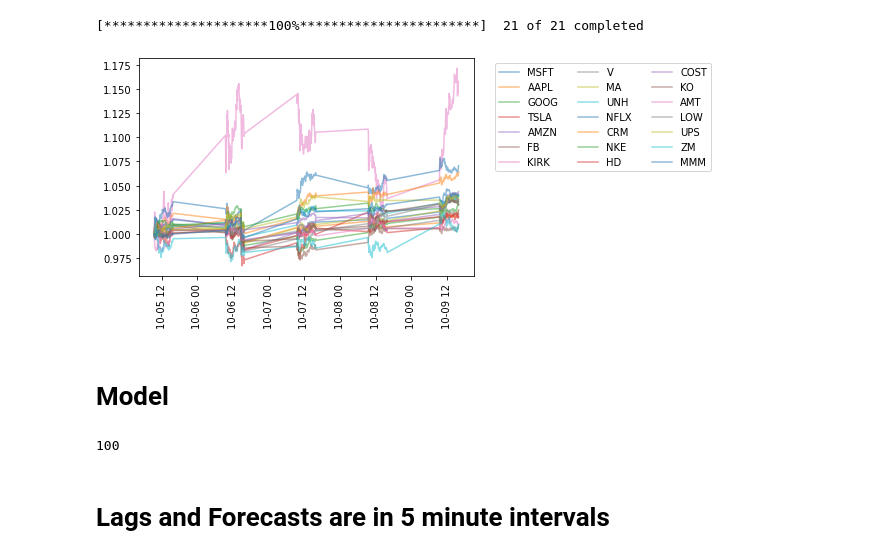
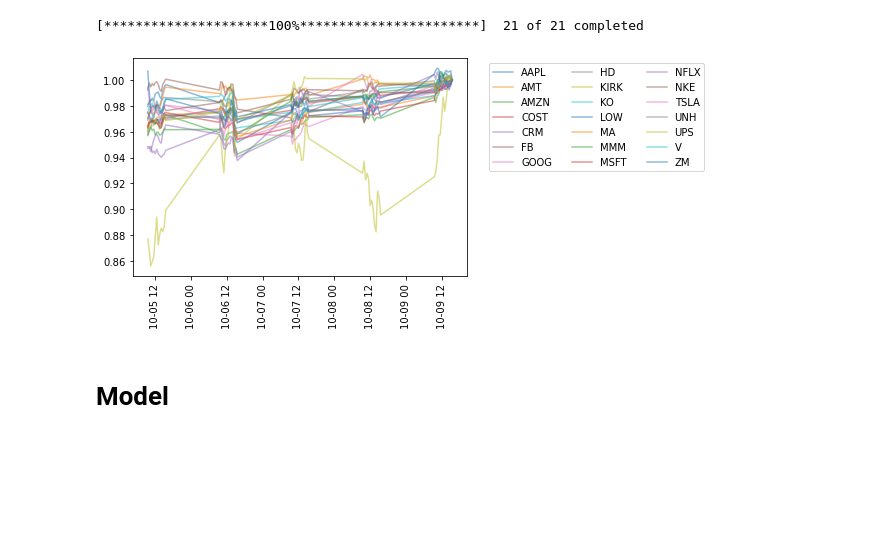
Before and after one commit to ehullander/StockPrice, a Jupyter notebook: Stocks.ipynb, the cells around one changed output. Drawn from its saved outputs; the diff is of its cells as text; code cells hidden in the pictures; blank space fills up the shorter version.

Commit message:
Refactor Model

```diff
--- a/Stocks.ipynb
+++ b/Stocks.ipynb
@@ -13,13 +14,13 @@ import pickle
 # %% [markdown]
 # Download Yahoo Data (5 minute interval)
 # %%
-import stocks as s
+import YahooStocks
 
 tix = "MSFT AAPL GOOG TSLA AMZN FB KIRK V MA UNH NFLX CRM NKE HD COST KO AMT LOW UPS ZM MMM"
 # Initialize
-stocks = s.DataDownloader(tix)
+stocks = YahooStocks.Stocks(tix)
 # Download Yahoo and transform
-stocks.get_data()
+stocks.get_data(interval = '30m')
 stocks.transform_data()
 # Write to transformed data to SQL
 stocks.insert_SQL()
@@ -30,7 +33,7 @@ stocks.read_SQL('stockprice')
 # %%
-stocks.plot_raw(scale = 0)
+stocks.plot_raw(scale = -1)
 # %% [output]
-[figure, old version]
+[figure, new version]
 # %% [markdown]
 # Model
 # %%
@@ -44,10 +44,0 @@ model = VAR(data)
-# %%
-# 100 lags model
-results = model.fit(100)
-pickle.dump(results, open( "model/frozen.p", "wb" ) )
-lag_order = results.k_ar
-lag_order
-# %% [output]
-100
-# %% [markdown]
-# Lags and Forecasts are in 5 minute intervals
```
Also changed, not shown: parts of 16 cells of this notebook, 1 other file.
